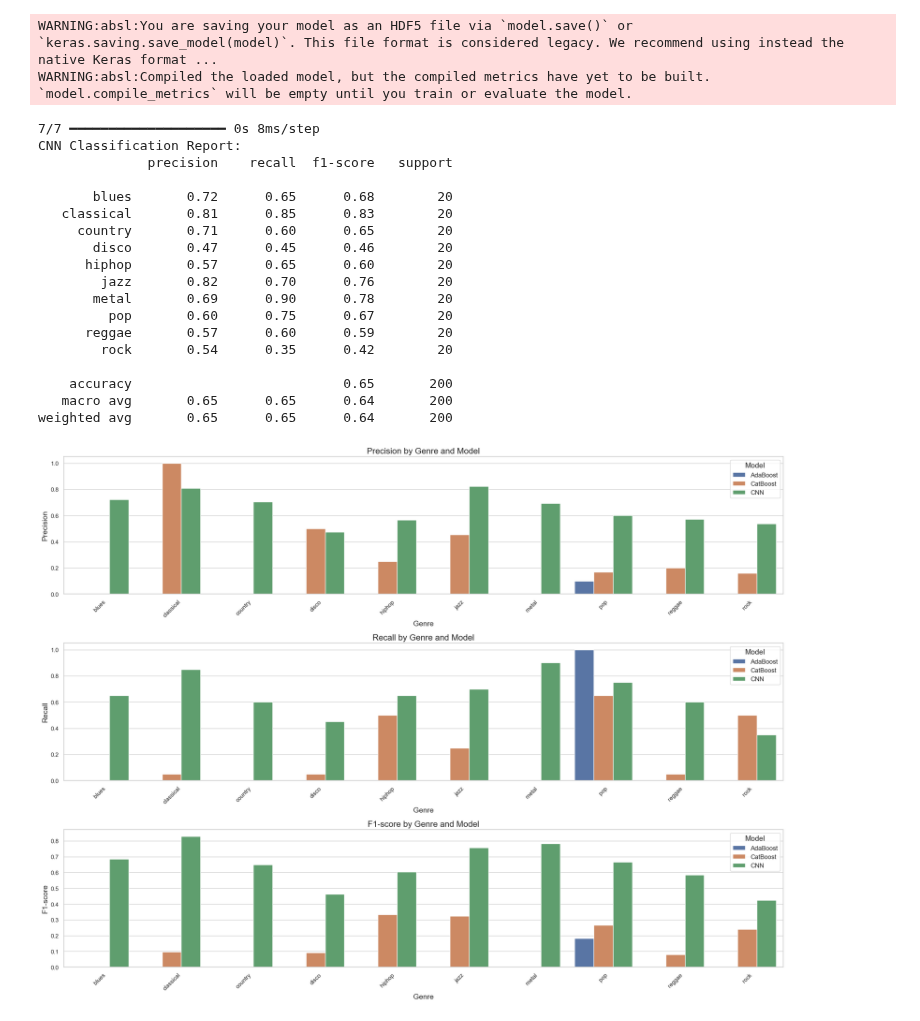
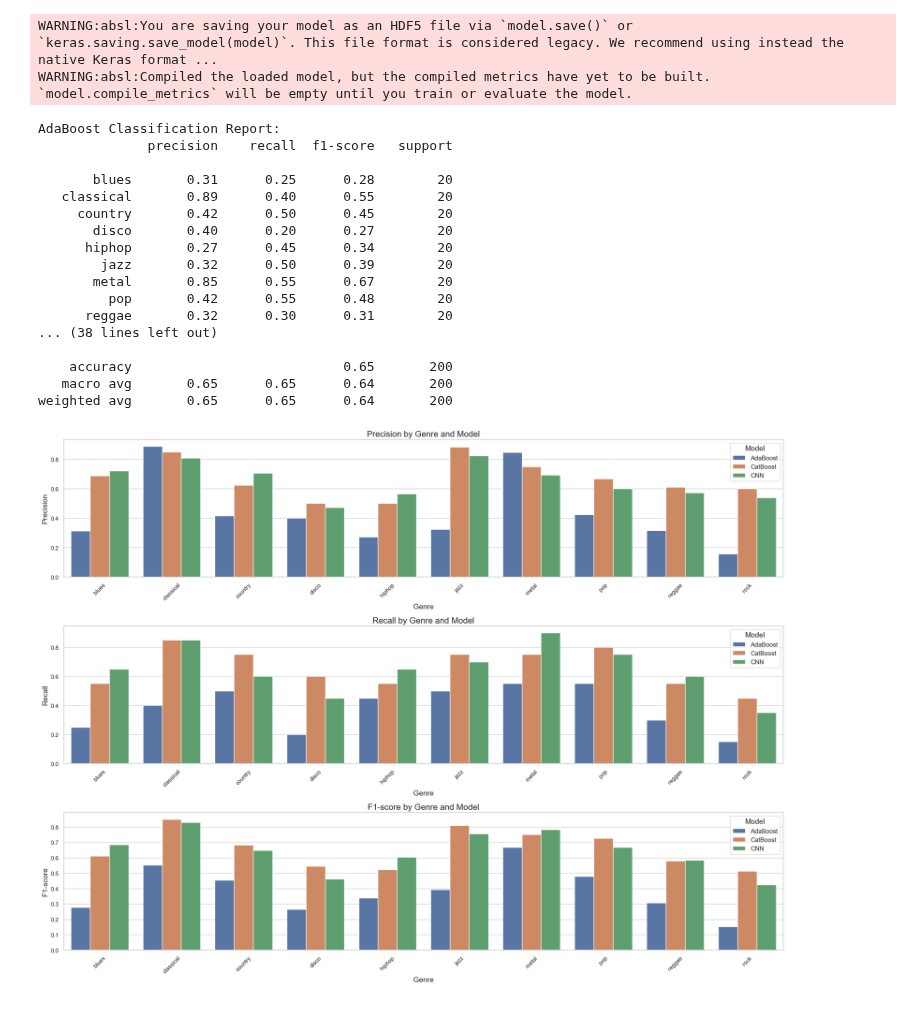
Before and after one commit to DMW9400/mir_finalProj, a Jupyter notebook: matt_nb.ipynb, the cells around one changed output. Saved outputs shown, nothing was run; the diff lists cells and outputs as text; code cells hidden in the pictures.

```diff
--- a/matt_nb.ipynb
+++ b/matt_nb.ipynb
@@ -411,13 +411,13 @@ WARNING:absl:Compiled the loaded model, but the compiled metrics have yet to be
 # from sklearn.metrics import classification_report
 
 # # For AdaBoost
-y_pred_ada = ada_clf.predict(X_test_scaled)
+y_pred_ada = ada_clf.predict(X_test)
 ada_report = classification_report(y_test, y_pred_ada, target_names=le.classes_, output_dict=True)
 print("AdaBoost Classification Report:")
 print(classification_report(y_test, y_pred_ada, target_names=le.classes_))
 
 # # For CatBoost
-y_pred_cat = cat_clf.predict(X_test_scaled)
+y_pred_cat = cat_clf.predict(X_test)
 cat_report = classification_report(y_test, y_pred_cat, target_names=le.classes_, output_dict=True)
 print("CatBoost Classification Report:")
 print(classification_report(y_test, y_pred_cat, target_names=le.classes_))
@@ -491,43 +491,42 @@ for i, metric in enumerate(metrics, 1):
 
     # Filter the DataFrame for the current metric
     data = melted_df[melted_df['Metric'] == metric]
 
     # Create a barplot
     sns.barplot(x='class', y='Score', hue='Model', data=data)
 
     # Set plot titles and labels
     plt.title(f'{metric.capitalize()} by Genre and Model', fontsize=16)
     plt.xlabel('Genre', fontsize=14)
     plt.ylabel(metric.capitalize(), fontsize=14)
 
     # Rotate x-axis labels for better readability
     plt.xticks(rotation=45)
 
     # Adjust legend
     plt.legend(title='Model', fontsize=12, title_fontsize=14)
 
 # Adjust layout to prevent overlap
 plt.tight_layout()
 
 # Display the plots
 plt.show()
 # %% [output]
-7/7 ━━━━━━━━━━━━━━━━━━━━ 0s 8ms/step
-CNN Classification Report:
+AdaBoost Classification Report:
               precision    recall  f1-score   support
 
-       blues       0.72      0.65      0.68        20
-   classical       0.81      0.85      0.83        20
-     country       0.71      0.60      0.65        20
-       disco       0.47      0.45      0.46        20
-      hiphop       0.57      0.65      0.60        20
-        jazz       0.82      0.70      0.76        20
-       metal       0.69      0.90      0.78        20
-         pop       0.60      0.75      0.67        20
-      reggae       0.57      0.60      0.59        20
-        rock       0.54      0.35      0.42        20
+       blues       0.31      0.25      0.28        20
+   classical       0.89      0.40      0.55        20
+     country       0.42      0.50      0.45        20
+       disco       0.40      0.20      0.27        20
+      hiphop       0.27      0.45      0.34        20
+        jazz       0.32      0.50      0.39        20
+       metal       0.85      0.55      0.67        20
+         pop       0.42      0.55      0.48        20
+      reggae       0.32      0.30      0.31        20
+... (38 lines left out)
 
     accuracy                           0.65       200
    macro avg       0.65      0.65      0.64       200
 weighted avg       0.65      0.65      0.64       200
-[figure, old version]
+[figure, new version]
```
